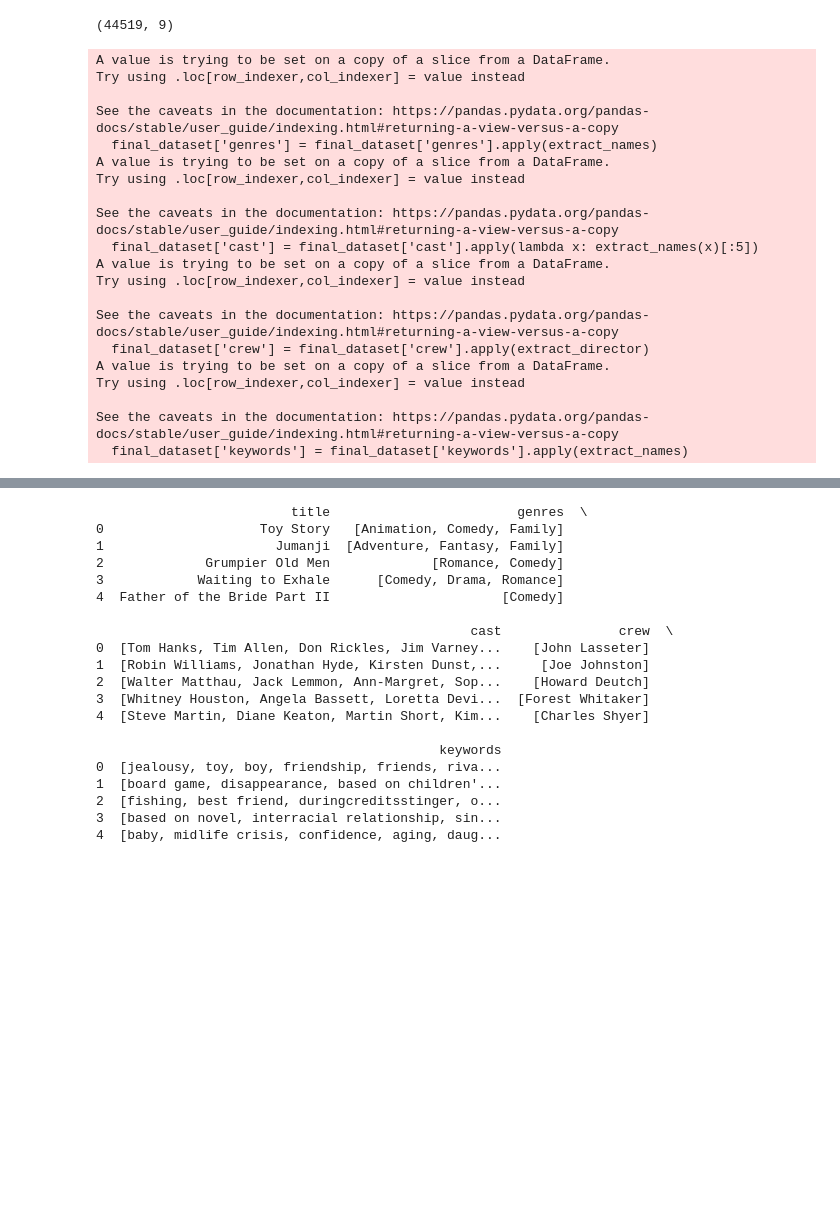
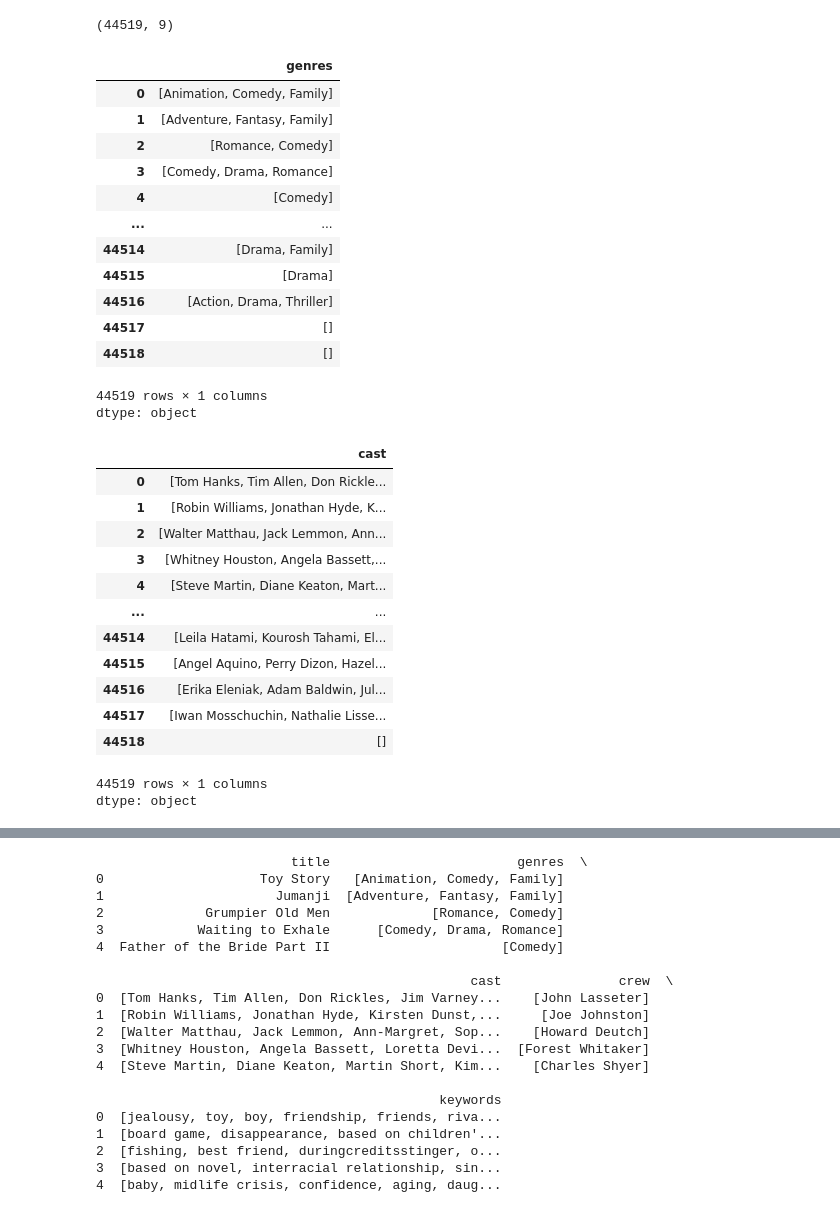
Before and after one commit to Sui-Generis-14/Movie-Recommendation-System, a Jupyter notebook: MovieRecommendationSystem.ipynb, the cells around one changed output, grey strips where cells are left out. Cells and saved outputs as stored; diff of their text form; code cells hidden in the pictures; blank space fills up the shorter version.

```diff
--- a/MovieRecommendationSystem.ipynb
+++ b/MovieRecommendationSystem.ipynb
@@ -347,29 +348,39 @@ def extract_director(crew_str):
         return [member['name'] for member in crew if member['job'] == 'Director']
     except:
         return []
+# %%
+final_dataset['genres'] = final_dataset['genres'].apply(extract_names)
+final_dataset['genres']
+# %% [output]
+|  | genres |
+| 0 | [Animation, Comedy, Family] |
+| 1 | [Adventure, Fantasy, Family] |
+| 2 | [Romance, Comedy] |
+| 3 | [Comedy, Drama, Romance] |
+| 4 | [Comedy] |
+| ... | ... |
+| 44514 | [Drama, Family] |
+| 44515 | [Drama] |
+| 44516 | [Action, Drama, Thriller] |
+| 44517 | [] |
+| 44518 | [] |
+44519 rows × 1 columns
+dtype: object
 # %%
-final_dataset['genres'] = final_dataset['genres'].apply(extract_names)
 final_dataset['cast'] = final_dataset['cast'].apply(lambda x: extract_names(x)[:5])
-final_dataset['crew'] = final_dataset['crew'].apply(extract_director)
-final_dataset['keywords'] = final_dataset['keywords'].apply(extract_names)
+final_dataset['cast']
 # %% [output]
+|  | cast |
+| 0 | [Tom Hanks, Tim Allen, Don Rickle... |
+| 1 | [Robin Williams, Jonathan Hyde, K... |
+| 2 | [Walter Matthau, Jack Lemmon, Ann... |
+| 3 | [Whitney Houston, Angela Bassett,... |
+| 4 | [Steve Martin, Diane Keaton, Mart... |
+| ... | ... |
+| 44514 | [Leila Hatami, Kourosh Tahami, El... |
+| 44515 | [Angel Aquino, Perry Dizon, Hazel... |
+| 44516 | [Erika Eleniak, Adam Baldwin, Jul... |
+| 44517 | [Iwan Mosschuchin, Nathalie Lisse... |
+| 44518 | [] |
-A value is trying to be set on a copy of a slice from a DataFrame.
-Try using .loc[row_indexer,col_indexer] = value instead
-
-See the caveats in the documentation: https://pandas.pydata.org/pandas-docs/stable/user_guide/indexing.html#returning-a-view-versus-a-copy
-  final_dataset['genres'] = final_dataset['genres'].apply(extract_names)
-A value is trying to be set on a copy of a slice from a DataFrame.
-Try using .loc[row_indexer,col_indexer] = value instead
-
-See the caveats in the documentation: https://pandas.pydata.org/pandas-docs/stable/user_guide/indexing.html#returning-a-view-versus-a-copy
-  final_dataset['cast'] = final_dataset['cast'].apply(lambda x: extract_names(x)[:5])
-A value is trying to be set on a copy of a slice from a DataFrame.
-Try using .loc[row_indexer,col_indexer] = value instead
-
-See the caveats in the documentation: https://pandas.pydata.org/pandas-docs/stable/user_guide/indexing.html#returning-a-view-versus-a-copy
-  final_dataset['crew'] = final_dataset['crew'].apply(extract_director)
-A value is trying to be set on a copy of a slice from a DataFrame.
-Try using .loc[row_indexer,col_indexer] = value instead
-
-See the caveats in the documentation: https://pandas.pydata.org/pandas-docs/stable/user_guide/indexing.html#returning-a-view-versus-a-copy
-  final_dataset['keywords'] = final_dataset['keywords'].apply(extract_names)
+44519 rows × 1 columns
+dtype: object
```
Also changed, not shown: parts of 21 cells of this notebook.
